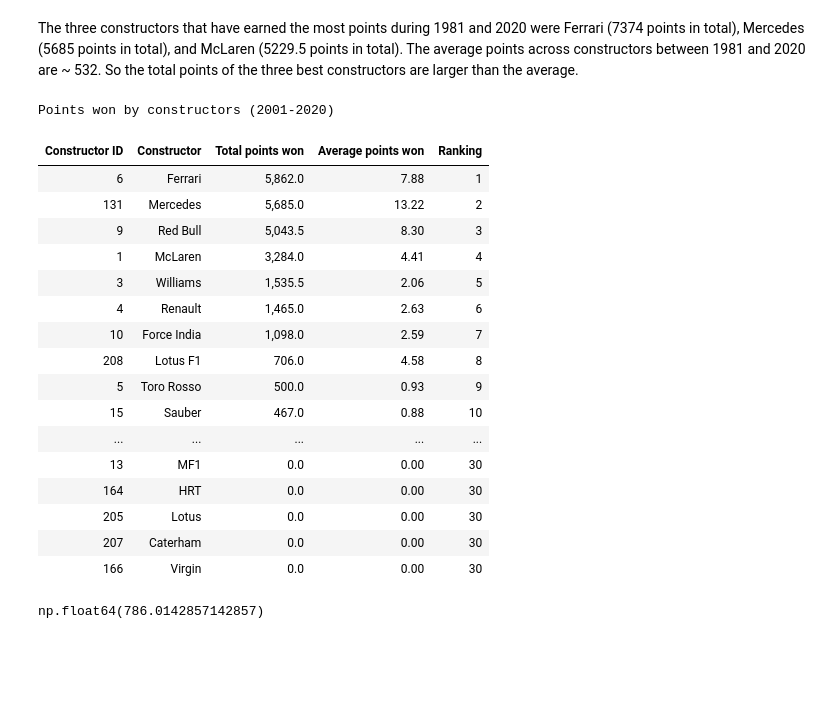
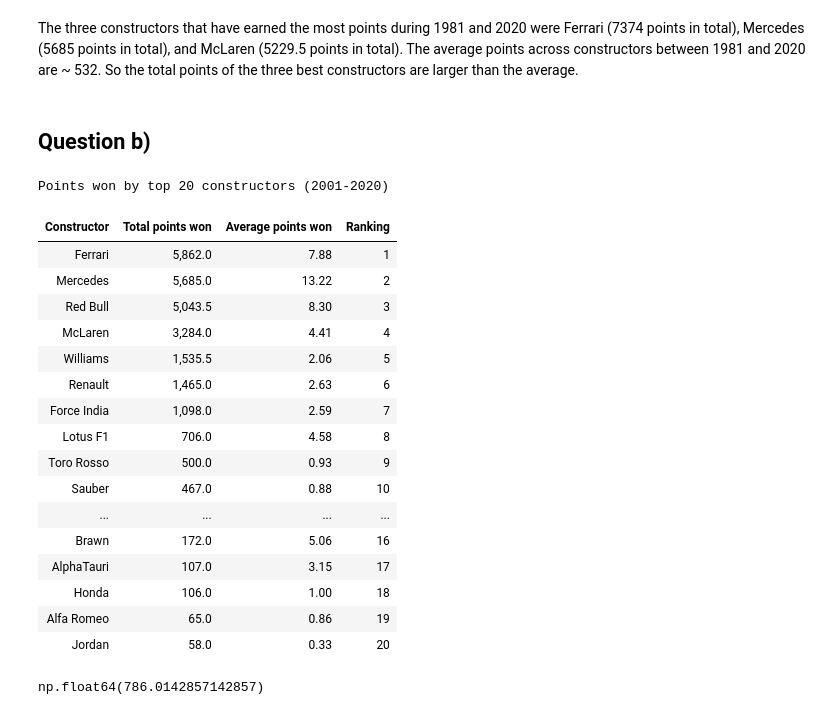
Before and after one commit to Yeahcola/datasci530fall2026, a Jupyter notebook: Assignment 2/Assignment 2.ipynb, the cells around one changed output. Drawn from its saved outputs; the diff is of its cells as text; code cells hidden in the pictures; blank space fills up the shorter version.

```diff
--- a/Assignment 2/Assignment 2.ipynb
+++ b/Assignment 2/Assignment 2.ipynb
@@ -81,51 +90,56 @@ avg_points_81_20
 np.float64(532.2388059701492)
 # %% [markdown]
 The three constructors that have earned the most points during 1981 and 2020 were Ferrari (7374 points in total), Mercedes (5685 points in total), and McLaren (5229.5 points in total). The average points across constructors between 1981 and 2020 are ~ 532. So the total points of the three best constructors are larger than the average.
+# %% [markdown]
+## Question b)
 # %%
 # points earned by constructors 2001-2020
 # generate a new ranking variable based on total points
 
 summary_constructor_01_20 = (data.query("2001 <= year <= 2020")
                                  .groupby(["constructorId", "constructor_name"], as_index = False)
                                  .agg(points_sum = ("points", "sum"),
                                  points_mean = ("points", "mean"))
                                  .sort_values(by = "points_sum", ascending = False)
                                  .assign(
                                     ranking = lambda x: (
                                         x["points_sum"]
                                         .rank(method="min", ascending=False)
                                         .astype(int)))
                                         .reset_index(drop=True))
 
-summary_constructor_01_20.rename(columns = {
-    "constructorId": "Constructor ID",
+# tidy the table and show the first 20 rows
+
+summary_constructor_01_20.head(20)\
+    .drop(columns = "constructorId")\
+        .rename(columns = {
     "constructor_name": "Constructor",
     "points_sum": "Total points won",
     "points_mean": "Average points won",
     "ranking": "Ranking",
 }).style.format({
     "Total points won": "{:,.1f}",
     "Average points won": "{:,.2f}"
-}).hide(axis = "index").set_caption("Points won by constructors (2001-2020)")
+}).hide(axis = "index").set_caption("Points won by top 20 constructors (2001-2020)")
 # %% [output]
-Points won by constructors (2001-2020)
+Points won by top 20 constructors (2001-2020)
-| Constructor ID | Constructor | Total points won | Average points won | Ranking |
-| 6 | Ferrari | 5,862.0 | 7.88 | 1 |
-| 131 | Mercedes | 5,685.0 | 13.22 | 2 |
-| 9 | Red Bull | 5,043.5 | 8.30 | 3 |
-| 1 | McLaren | 3,284.0 | 4.41 | 4 |
-| 3 | Williams | 1,535.5 | 2.06 | 5 |
-| 4 | Renault | 1,465.0 | 2.63 | 6 |
-| 10 | Force India | 1,098.0 | 2.59 | 7 |
-| 208 | Lotus F1 | 706.0 | 4.58 | 8 |
-| 5 | Toro Rosso | 500.0 | 0.93 | 9 |
-| 15 | Sauber | 467.0 | 0.88 | 10 |
-| ... | ... | ... | ... | ... |
-| 13 | MF1 | 0.0 | 0.00 | 30 |
-| 164 | HRT | 0.0 | 0.00 | 30 |
-| 205 | Lotus | 0.0 | 0.00 | 30 |
-| 207 | Caterham | 0.0 | 0.00 | 30 |
-| 166 | Virgin | 0.0 | 0.00 | 30 |
+| Constructor | Total points won | Average points won | Ranking |
+| Ferrari | 5,862.0 | 7.88 | 1 |
+| Mercedes | 5,685.0 | 13.22 | 2 |
+| Red Bull | 5,043.5 | 8.30 | 3 |
+| McLaren | 3,284.0 | 4.41 | 4 |
+| Williams | 1,535.5 | 2.06 | 5 |
+| Renault | 1,465.0 | 2.63 | 6 |
+| Force India | 1,098.0 | 2.59 | 7 |
+| Lotus F1 | 706.0 | 4.58 | 8 |
+| Toro Rosso | 500.0 | 0.93 | 9 |
+| Sauber | 467.0 | 0.88 | 10 |
+| ... | ... | ... | ... |
+| Brawn | 172.0 | 5.06 | 16 |
+| AlphaTauri | 107.0 | 3.15 | 17 |
+| Honda | 106.0 | 1.00 | 18 |
+| Alfa Romeo | 65.0 | 0.86 | 19 |
+| Jordan | 58.0 | 0.33 | 20 |
 # %%
 avg_points_01_20 = summary_constructor_01_20["points_sum"].mean()
 
```
Also changed, not shown: parts of 13 cells of this notebook, 3 other files.
